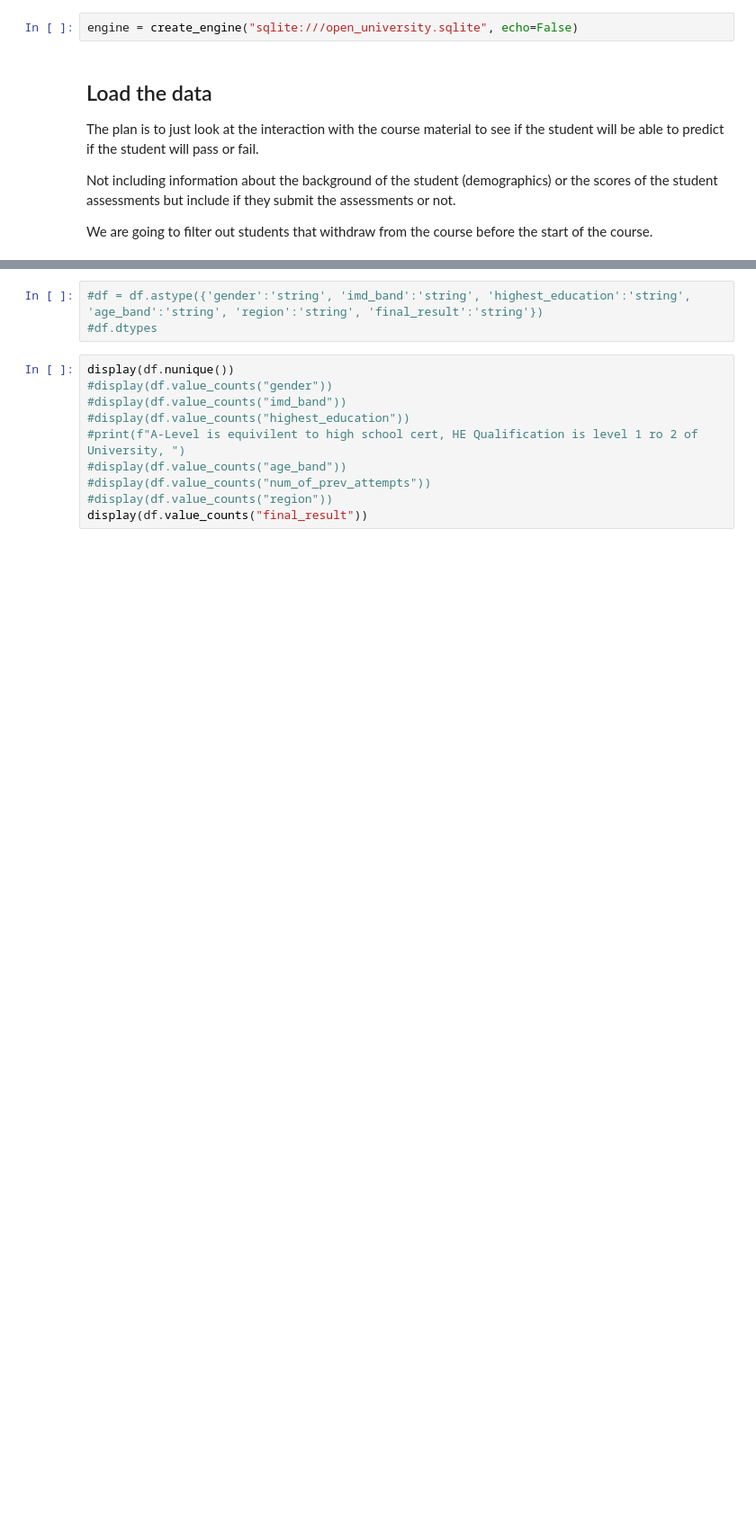
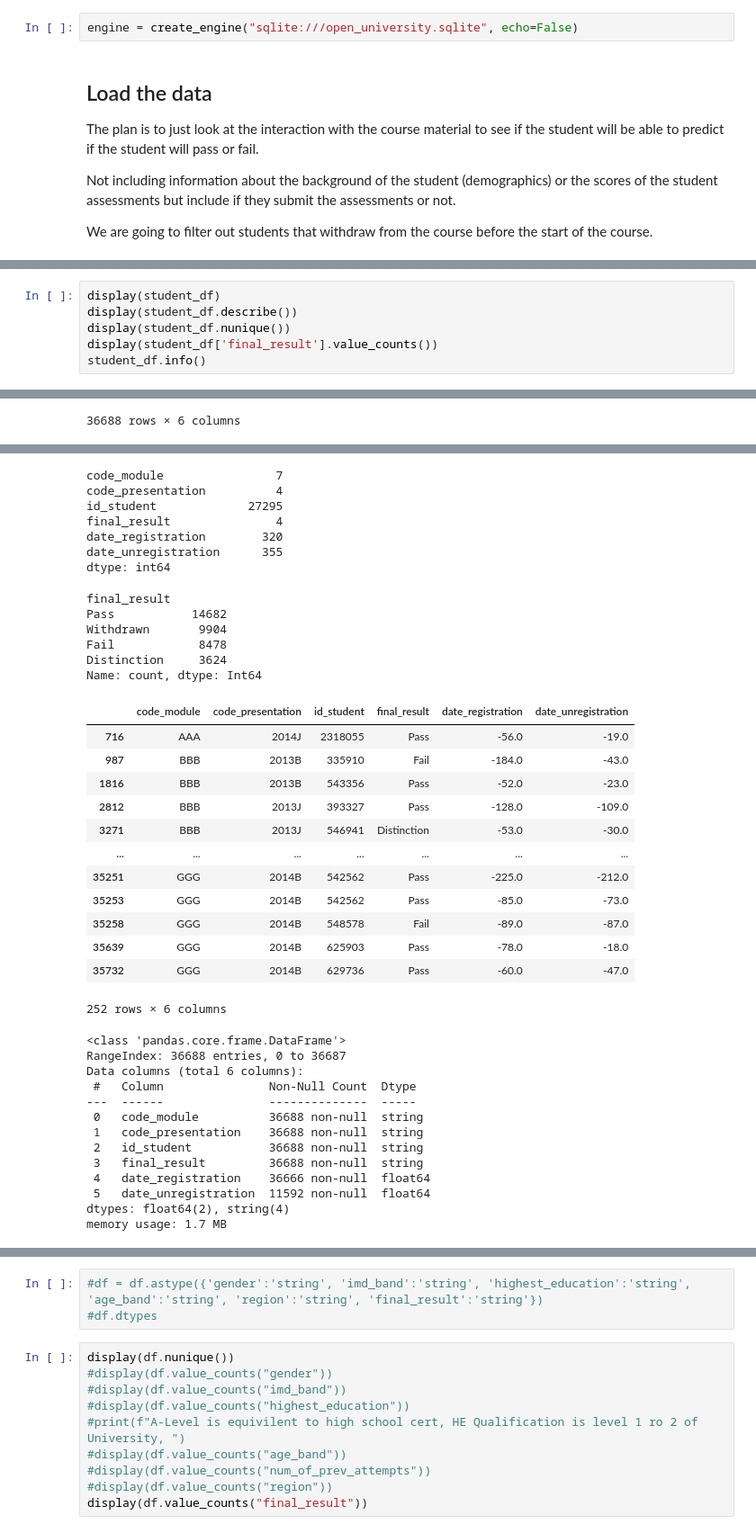
Before and after one commit to horsewell/project4, a Jupyter notebook: student_interaction_course_only.ipynb, the cells around one changed output, grey strips where cells are left out. Shown: that part at 90% size. Drawn from its saved outputs; the diff is of its cells as text; blank space fills up the shorter version.

```diff
--- a/student_interaction_course_only.ipynb
+++ b/student_interaction_course_only.ipynb
@@ -65,0 +31,7 @@ None
+# %%
+display(student_df)
+display(student_df.describe())
+display(student_df.nunique())
+display(student_df['final_result'].value_counts())
+student_df.info()
+# %% [output]
@@ -65,0 +50 @@ None
+36688 rows × 6 columns
@@ -65,0 +60,39 @@ None
+code_module                7
+code_presentation          4
+id_student             27295
+final_result               4
+date_registration        320
+date_unregistration      355
+dtype: int64
+final_result
+Pass           14682
+Withdrawn       9904
+Fail            8478
+Distinction     3624
+Name: count, dtype: Int64
+|  | code_module | code_presentation | id_student | final_result | date_registration | date_unregistration |
+| 716 | AAA | 2014J | 2318055 | Pass | -56.0 | -19.0 |
+| 987 | BBB | 2013B | 335910 | Fail | -184.0 | -43.0 |
+| 1816 | BBB | 2013B | 543356 | Pass | -52.0 | -23.0 |
+| 2812 | BBB | 2013J | 393327 | Pass | -128.0 | -109.0 |
+| 3271 | BBB | 2013J | 546941 | Distinction | -53.0 | -30.0 |
+| ... | ... | ... | ... | ... | ... | ... |
+| 35251 | GGG | 2014B | 542562 | Pass | -225.0 | -212.0 |
+| 35253 | GGG | 2014B | 542562 | Pass | -85.0 | -73.0 |
+| 35258 | GGG | 2014B | 548578 | Fail | -89.0 | -87.0 |
+| 35639 | GGG | 2014B | 625903 | Pass | -78.0 | -18.0 |
+| 35732 | GGG | 2014B | 629736 | Pass | -60.0 | -47.0 |
+252 rows × 6 columns
+<class 'pandas.core.frame.DataFrame'>
+RangeIndex: 36688 entries, 0 to 36687
+Data columns (total 6 columns):
+ #   Column               Non-Null Count  Dtype
+---  ------               --------------  -----
+ 0   code_module          36688 non-null  string
+ 1   code_presentation    36688 non-null  string
+ 2   id_student           36688 non-null  string
+ 3   final_result         36688 non-null  string
+ 4   date_registration    36666 non-null  float64
+ 5   date_unregistration  11592 non-null  float64
+dtypes: float64(2), string(4)
+memory usage: 1.7 MB
```
Also changed, not shown: parts of 8 cells of this notebook.
